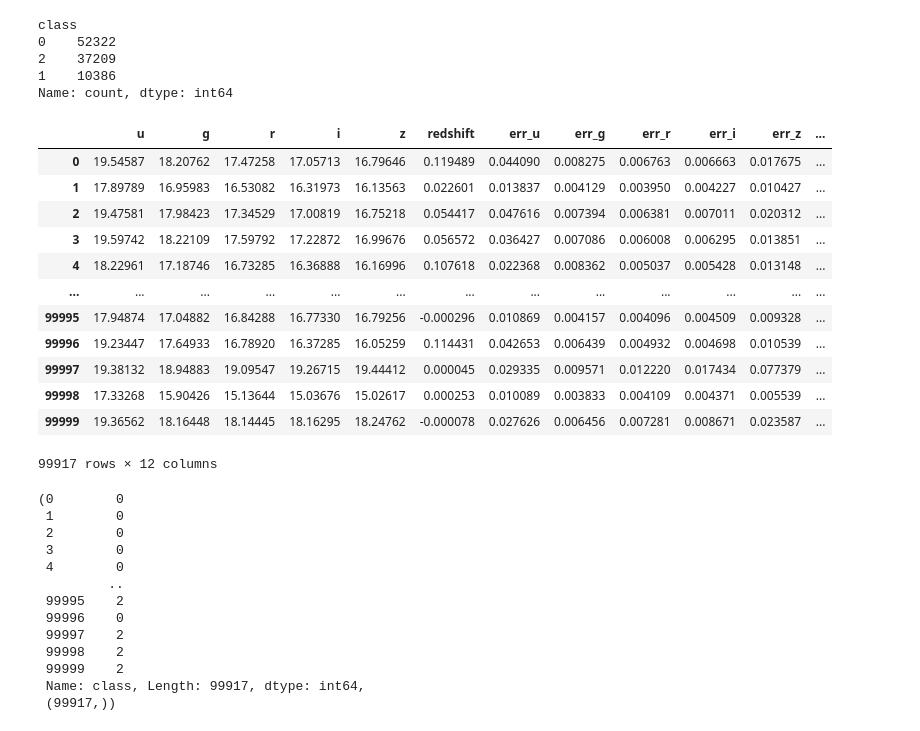
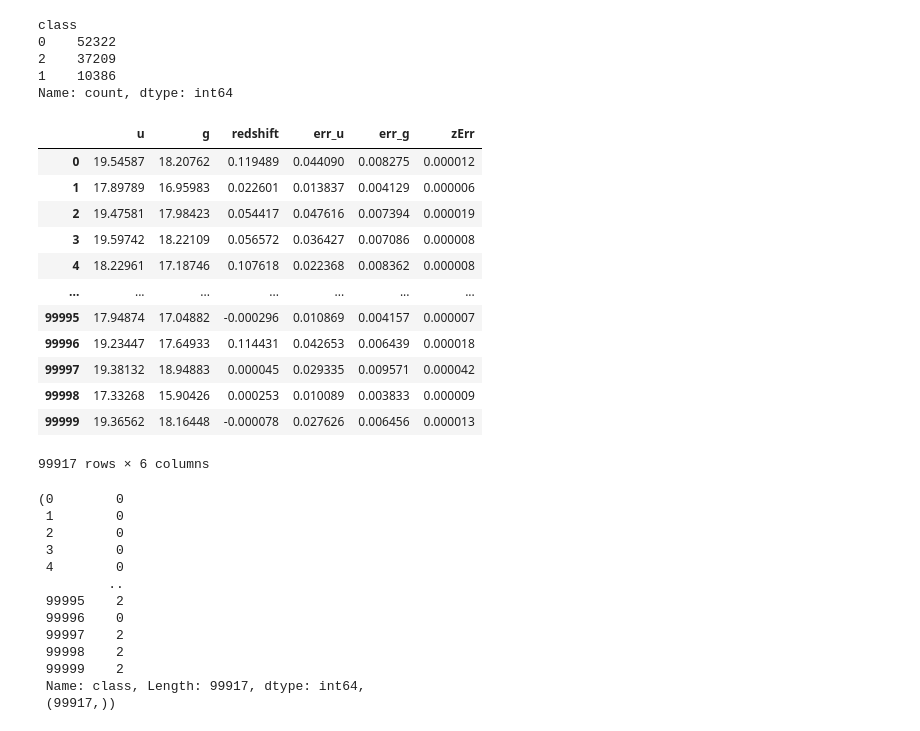
Before and after one commit to ScorP1onnn/ml_codes, a Jupyter notebook: DR18_dataset_and_PRF/DR18_PRF.ipynb, the cells around one changed output. Drawn from its saved outputs; the diff is of its cells as text; code cells hidden in the pictures.

```diff
--- a/DR18_dataset_and_PRF/DR18_PRF.ipynb
+++ b/DR18_dataset_and_PRF/DR18_PRF.ipynb
@@ -157,25 +157,28 @@ class
 1    10386
 Name: count, dtype: int64
 # %%
-X = df[['u','g','r', 'i', 'z','redshift',
-       'err_u', 'err_g','err_r', 'err_i', 'err_z','zErr']]
+#X = df[['u','g','r', 'i', 'z','redshift',
+#       'err_u', 'err_g','err_r', 'err_i', 'err_z','zErr']]
+
+X = df[['u','g','redshift','err_u', 'err_g','zErr']]
+
 #dX = df[['err_u', 'err_g','err_r', 'err_i', 'err_z','zErr']]
 y = df['class']
 X
 # %% [output]
-|  | u | g | r | i | z | redshift | err_u | err_g | err_r | err_i | err_z | ... |
-| 0 | 19.54587 | 18.20762 | 17.47258 | 17.05713 | 16.79646 | 0.119489 | 0.044090 | 0.008275 | 0.006763 | 0.006663 | 0.017675 | ... |
-| 1 | 17.89789 | 16.95983 | 16.53082 | 16.31973 | 16.13563 | 0.022601 | 0.013837 | 0.004129 | 0.003950 | 0.004227 | 0.010427 | ... |
-| 2 | 19.47581 | 17.98423 | 17.34529 | 17.00819 | 16.75218 | 0.054417 | 0.047616 | 0.007394 | 0.006381 | 0.007011 | 0.020312 | ... |
-| 3 | 19.59742 | 18.22109 | 17.59792 | 17.22872 | 16.99676 | 0.056572 | 0.036427 | 0.007086 | 0.006008 | 0.006295 | 0.013851 | ... |
-| 4 | 18.22961 | 17.18746 | 16.73285 | 16.36888 | 16.16996 | 0.107618 | 0.022368 | 0.008362 | 0.005037 | 0.005428 | 0.013148 | ... |
-| ... | ... | ... | ... | ... | ... | ... | ... | ... | ... | ... | ... | ... |
-| 99995 | 17.94874 | 17.04882 | 16.84288 | 16.77330 | 16.79256 | -0.000296 | 0.010869 | 0.004157 | 0.004096 | 0.004509 | 0.009328 | ... |
-| 99996 | 19.23447 | 17.64933 | 16.78920 | 16.37285 | 16.05259 | 0.114431 | 0.042653 | 0.006439 | 0.004932 | 0.004698 | 0.010539 | ... |
-| 99997 | 19.38132 | 18.94883 | 19.09547 | 19.26715 | 19.44412 | 0.000045 | 0.029335 | 0.009571 | 0.012220 | 0.017434 | 0.077379 | ... |
-| 99998 | 17.33268 | 15.90426 | 15.13644 | 15.03676 | 15.02617 | 0.000253 | 0.010089 | 0.003833 | 0.004109 | 0.004371 | 0.005539 | ... |
-| 99999 | 19.36562 | 18.16448 | 18.14445 | 18.16295 | 18.24762 | -0.000078 | 0.027626 | 0.006456 | 0.007281 | 0.008671 | 0.023587 | ... |
+|  | u | g | redshift | err_u | err_g | zErr |
+| 0 | 19.54587 | 18.20762 | 0.119489 | 0.044090 | 0.008275 | 0.000012 |
+| 1 | 17.89789 | 16.95983 | 0.022601 | 0.013837 | 0.004129 | 0.000006 |
+| 2 | 19.47581 | 17.98423 | 0.054417 | 0.047616 | 0.007394 | 0.000019 |
+| 3 | 19.59742 | 18.22109 | 0.056572 | 0.036427 | 0.007086 | 0.000008 |
+| 4 | 18.22961 | 17.18746 | 0.107618 | 0.022368 | 0.008362 | 0.000008 |
+| ... | ... | ... | ... | ... | ... | ... |
+| 99995 | 17.94874 | 17.04882 | -0.000296 | 0.010869 | 0.004157 | 0.000007 |
+| 99996 | 19.23447 | 17.64933 | 0.114431 | 0.042653 | 0.006439 | 0.000018 |
+| 99997 | 19.38132 | 18.94883 | 0.000045 | 0.029335 | 0.009571 | 0.000042 |
+| 99998 | 17.33268 | 15.90426 | 0.000253 | 0.010089 | 0.003833 | 0.000009 |
+| 99999 | 19.36562 | 18.16448 | -0.000078 | 0.027626 | 0.006456 | 0.000013 |
-99917 rows × 12 columns
+99917 rows × 6 columns
 # %%
 y,y.shape
 # %% [output]
```
Also changed, not shown: parts of 15 cells of this notebook.
